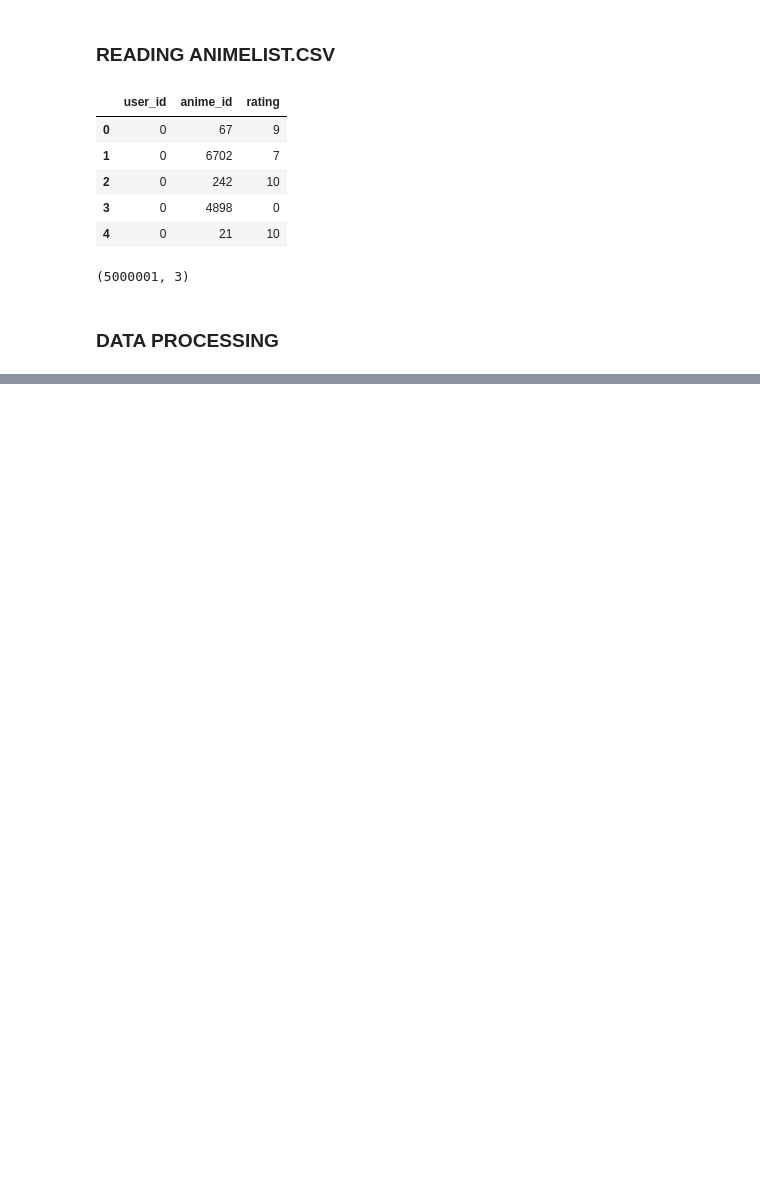
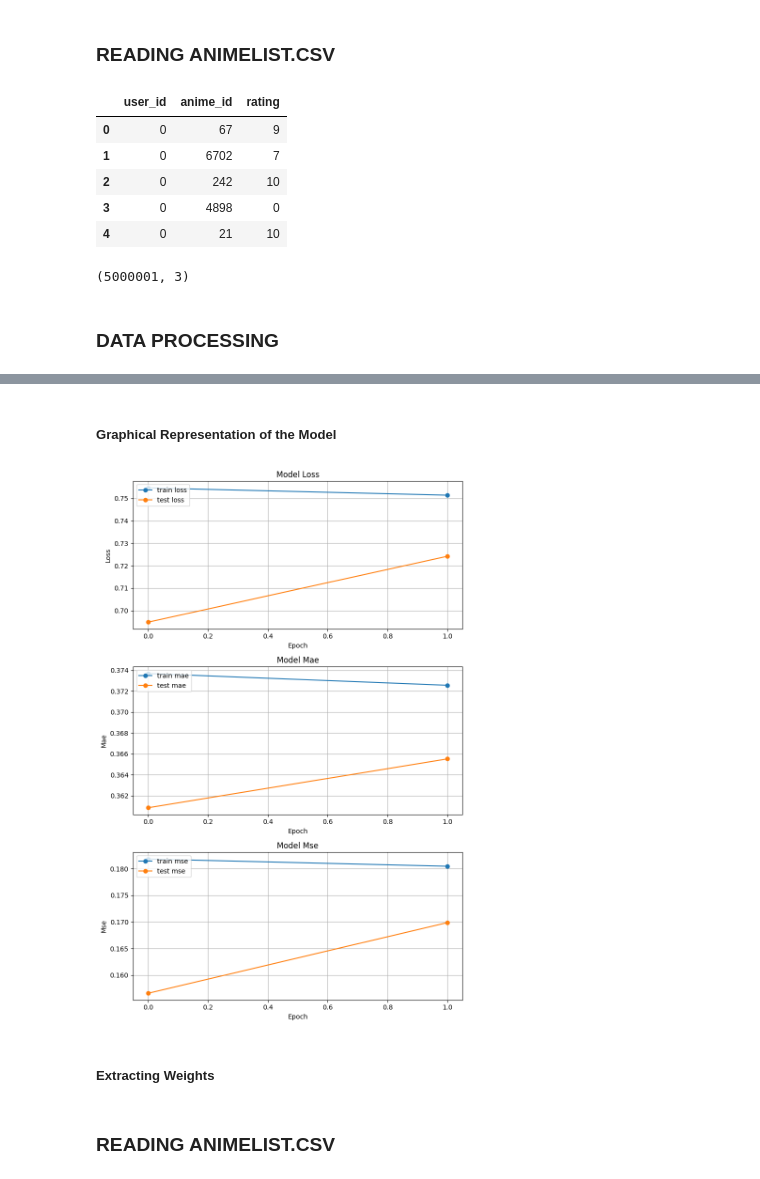
Before and after one commit to JoeUzo/MLOps-Anime-Recommender, a Jupyter notebook: notebook/recommender.ipynb, the cells around one changed output, grey strips where cells are left out. Saved outputs shown, nothing was run; the diff lists cells and outputs as text; code cells hidden in the pictures; blank space fills up the shorter version.

```diff
--- a/notebook/recommender.ipynb
+++ b/notebook/recommender.ipynb
@@ -58,0 +297,2 @@ rating_df.shape
+# %%
+model = RecommenderNet()
@@ -58,0 +343,9 @@ rating_df.shape
+# %%
+lr_callback = LearningRateScheduler(lambda epoch:lrfn(epoch), verbose=0)
+checkpoint_filepath = "./weights.weights.h5"
+
+model_Checkpoint = ModelCheckpoint(filepath=checkpoint_filepath, save_weights_only=True, monitor="val_loss", mode="min", save_best_only=True)
+
+early_stopping = EarlyStopping(patience=3, monitor="val_loss", mode="min", restore_best_weights=True)
+# %%
+my_callbacks = [model_Checkpoint, lr_callback, early_stopping]
@@ -58,0 +354,10 @@ rating_df.shape
+# %%
+history = model.fit(
+    x=X_train_array,
+    y=y_train,
+    batch_size=batch_size,
+    epochs=20,
+    verbose=1,
+    validation_data=(X_test_array, y_test),
+    callbacks=my_callbacks
+)
@@ -58,0 +373,24 @@ rating_df.shape
+# %% [markdown]
+##### Graphical Representation of the Model
+# %%
+metrics = ["loss", "mae", "mse"]
+
+# Create subplots
+fig, axes = plt.subplots(len(metrics), 1, figsize=(8, len(metrics) * 4))
+
+for i, metric in enumerate(metrics):
+    ax = axes[i]
+    ax.plot(history.history[metric][0:-2], marker="o", label=f"train {metric}")
+    ax.plot(history.history[f"val_{metric}"][0:-2], marker="o", label=f"test {metric}")
+    ax.set_title(f"Model {metric.capitalize()}")
+    ax.set_ylabel(metric.capitalize())
+    ax.set_xlabel("Epoch")
+    ax.legend(loc="upper left")
+    ax.grid(True)
+
+plt.tight_layout()
+plt.show()
+# %% [output]
+[figure, added]
+# %% [markdown]
+##### Extracting Weights
@@ -58,0 +407,2 @@ rating_df.shape
+# %% [markdown]
+### READING ANIMELIST.CSV
```
Also changed, not shown: parts of 45 cells of this notebook, 1 other file.
